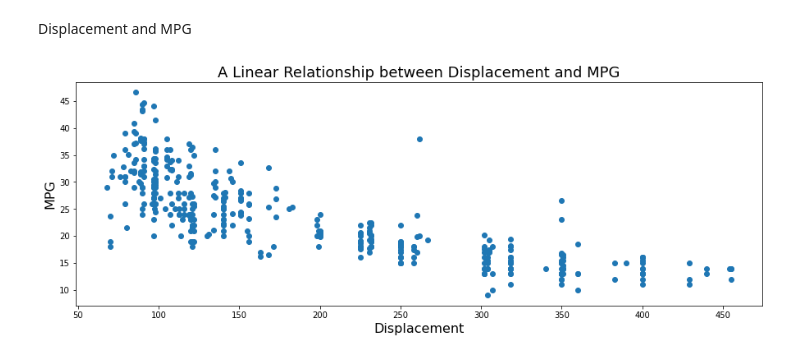
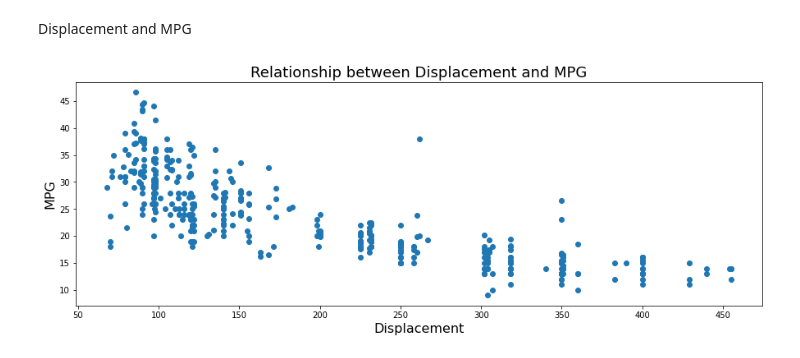
Before and after one commit to samgarcia3/Auto-MPG-Analysis, a Jupyter notebook: Auto_mpg.ipynb, the cells around one changed output. Saved outputs shown, nothing was run; the diff lists cells and outputs as text; code cells hidden in the pictures.

```diff
--- a/Auto_mpg.ipynb
+++ b/Auto_mpg.ipynb
@@ -478,9 +478,9 @@ x4 = clean_mpg['displacement']
 # %%
 plt.figure(figsize=(15,5))
 plt.scatter(x4,y)
 plt.xlabel("Displacement", size=16)
 plt.ylabel("MPG", size=16)
-plt.title(r"A Linear Relationship between Displacement and MPG", size=18)
+plt.title(r"Relationship between Displacement and MPG", size=18)
 plt.show()
 # %% [output]
-[figure, old version]
+[figure, new version]
```
Also changed, not shown: parts of 4 cells of this notebook.
